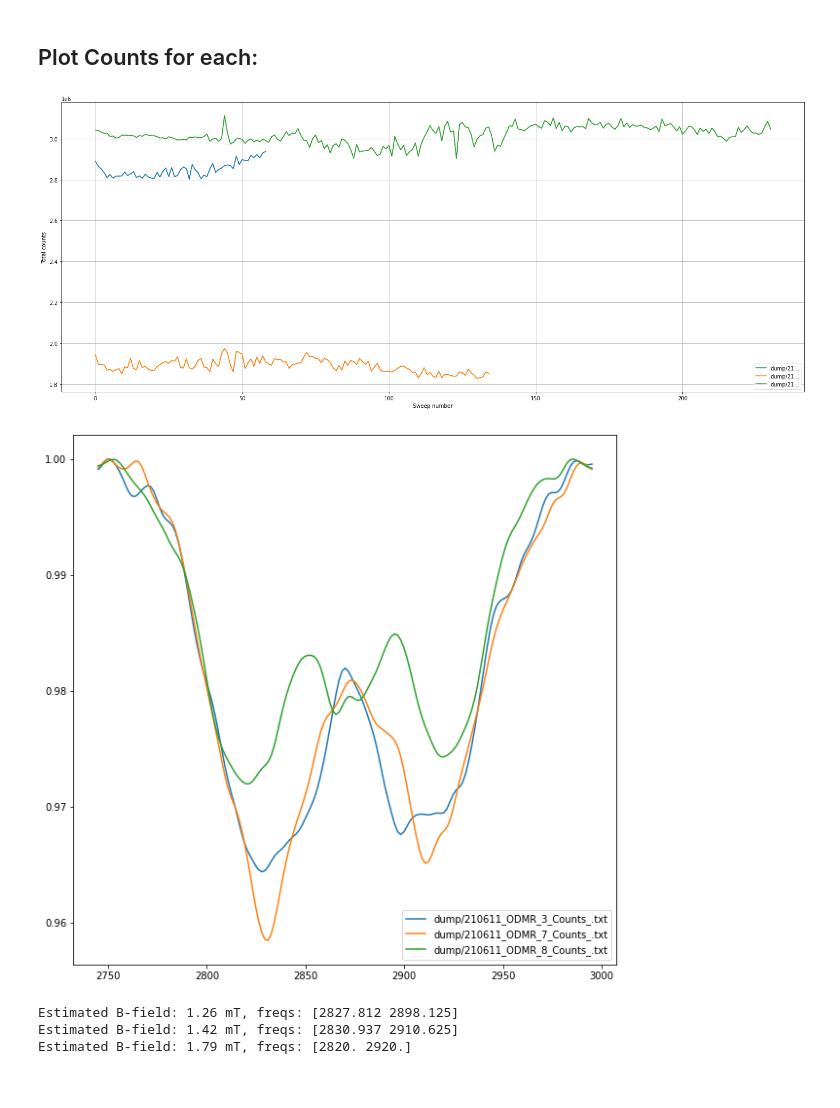
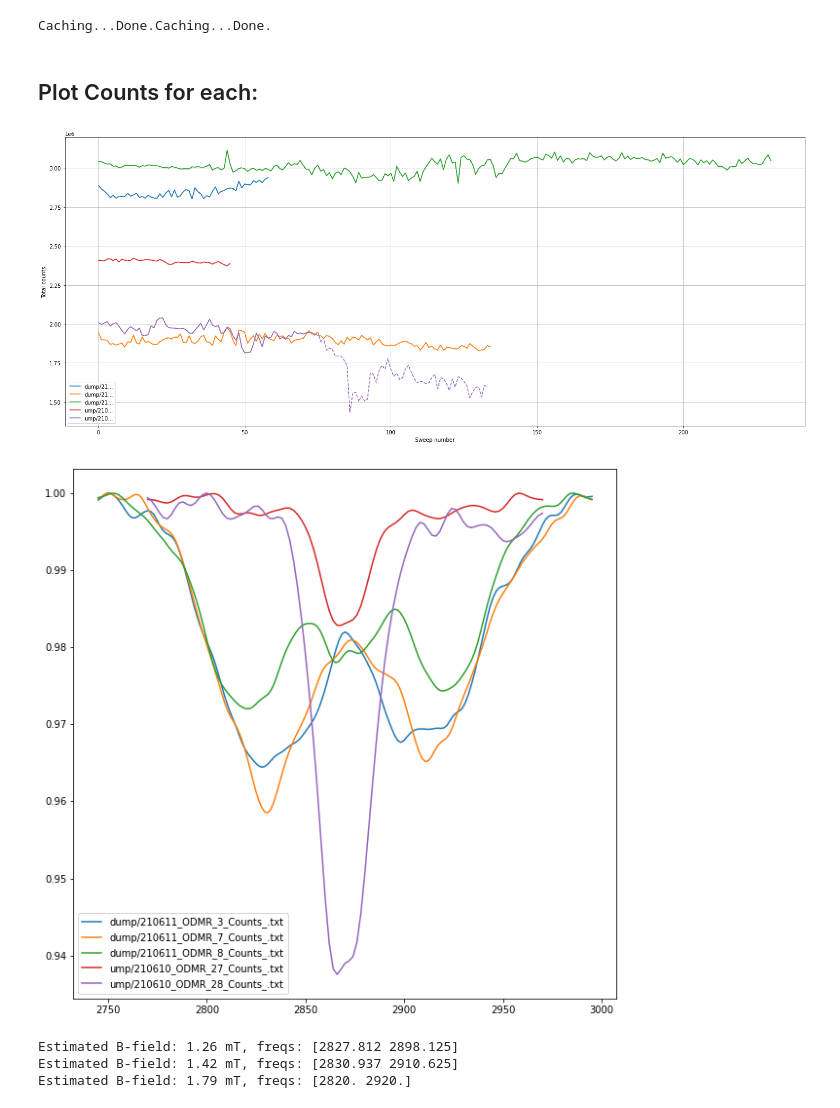
Before and after one commit to LCarnovale/HonoursAnalysis, a Jupyter notebook: analyse_odmr.ipynb, the cells around one changed output. Cells and saved outputs as stored; diff of their text form; code cells hidden in the pictures.

```diff
--- a/analyse_odmr.ipynb
+++ b/analyse_odmr.ipynb
@@ -9,6 +9,7 @@ from tools.file_finder import find_file
 # %%
 date = "210513"
 date2 = "210611"
+date3 = "210610"
 
 odmr_paths = [
     # find_file("ODMR", 1, date, contains="Counts"),
@@ -21,6 +22,8 @@ odmr_paths = [
     find_file("ODMR", 3, date2, contains="Counts"),
     find_file("ODMR", 7, date2, contains="Counts"),
     find_file("ODMR", 8, date2, contains="Counts"),
+    find_file("ODMR", 27, date3, contains="Counts"),
+    find_file("ODMR", 28, date3, contains="Counts"),
 ]
 odmr_specs = [
     np.genfromtxt(f) for f in odmr_paths
@@ -43,30 +46,33 @@ odmr_specs += [spec[1].reshape(1,-1) for spec in final_specs]
 odmr_paths += final_paths
 odmr_paths  = [path[-30:] for path in odmr_paths]
 # odmr_specs[-2].shape
+# %% [output]
+Caching...Done.Caching...Done.
 # %% [markdown]
 ## Plot Counts for each:
 # %%
 plt.figure(figsize=(25, 10))
 
 range_selections = [slice(None, None, None) for _ in odmr_specs]
 # range_selections[1] = slice(0, 70)
 # range_selections[3] = odmr_specs[3].sum(axis=1) > 1.5e6
 # range_selections[2] = slice(150, None, None)
 # range_selections[2] = slice(None, 70)
+range_selections[-1] = slice(None, 75)
 
 for spec, lbl, rng in zip(odmr_specs[swp_spcs], odmr_paths[swp_spcs], range_selections):
     sweep_counts = spec.sum(axis=1)
     sweep_ax = np.arange(len(sweep_counts))
     f, = plt.plot(sweep_counts, '--')
     plt.plot(sweep_ax[rng], sweep_counts[rng], f.get_color(), label=lbl[:7]+'...')
 
 plt.legend()
 plt.grid()
 plt.xlabel("Sweep number")
 plt.ylabel("Total counts")
 plt.show()
 # %% [output]
-[figure, old version]
+[figure, new version]
 # %%
 plt.figure(figsize=(10, 10))
 
@@ -86,7 +92,7 @@ good_specs = [0, 1, 2, 3, 5, 7][:3]
 full_good_specs = [full_specs[i] for i in good_specs]
 good_freqs = [freq_axes[i] for i in good_specs]
 # %% [output]
-[figure, old version]
+[figure, new version]
 # %%
 def find_peaks_sp(data, num_peaks):
     """ Find a specific number of peaks by finding the stationary points with the
```
Also changed, not shown: 3 other files.
